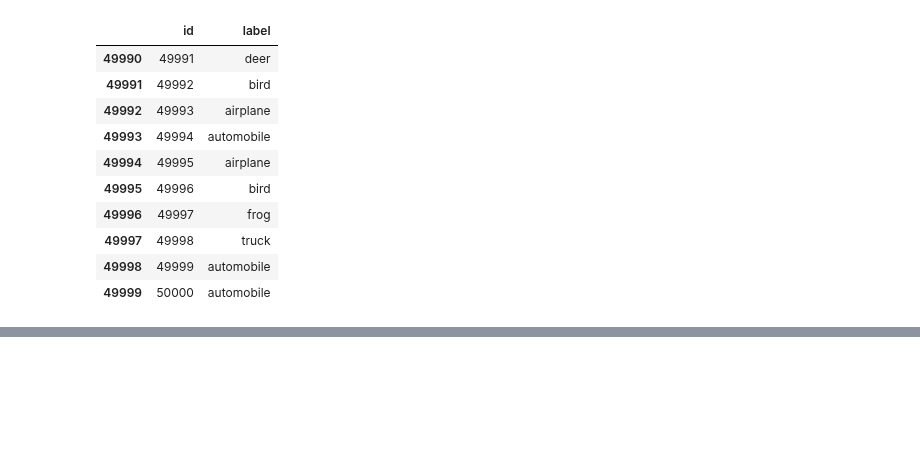
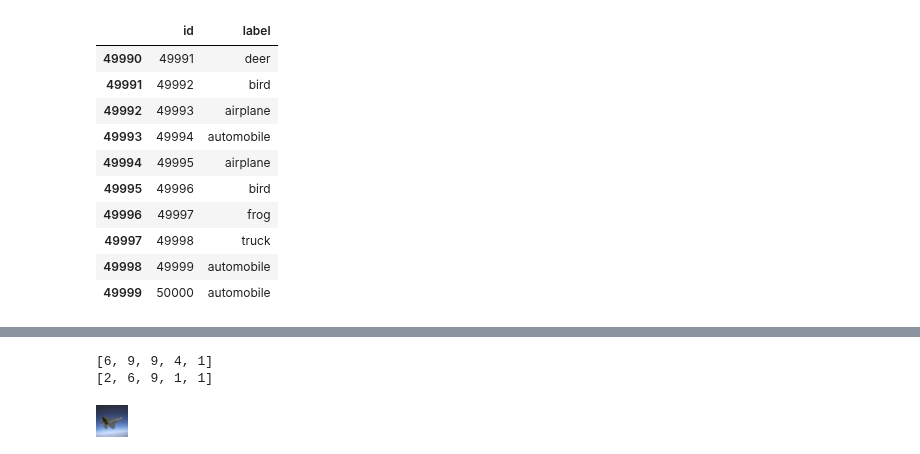
Before and after one commit to GENTLEW1ND/Python, a Jupyter notebook: CIFAR_10_Object_Recognition_using_RestNet50.ipynb, the cells around one changed output, grey strips where cells are left out. Saved outputs shown, nothing was run; the diff lists cells and outputs as text; code cells hidden in the pictures; blank space fills up the shorter version.

```diff
--- a/CIFAR_10_Object_Recognition_using_RestNet50.ipynb
+++ b/CIFAR_10_Object_Recognition_using_RestNet50.ipynb
@@ -154,0 +175,15 @@ labels_df.tail(10)
+# %%
+print(labels[0:5])
+print(labels[-5:])
+# %% [output]
+[6, 9, 9, 4, 1]
+[2, 6, 9, 1, 1]
+# %%
+# Displaying sample image
+import cv2
+from google.colab.patches import cv2_imshow
+
+img = cv2.imread('/content/train/31128.png')
+cv2_imshow(img)
+# %% [output]
+[figure, added]
```
Also changed, not shown: parts of 35 cells of this notebook.
